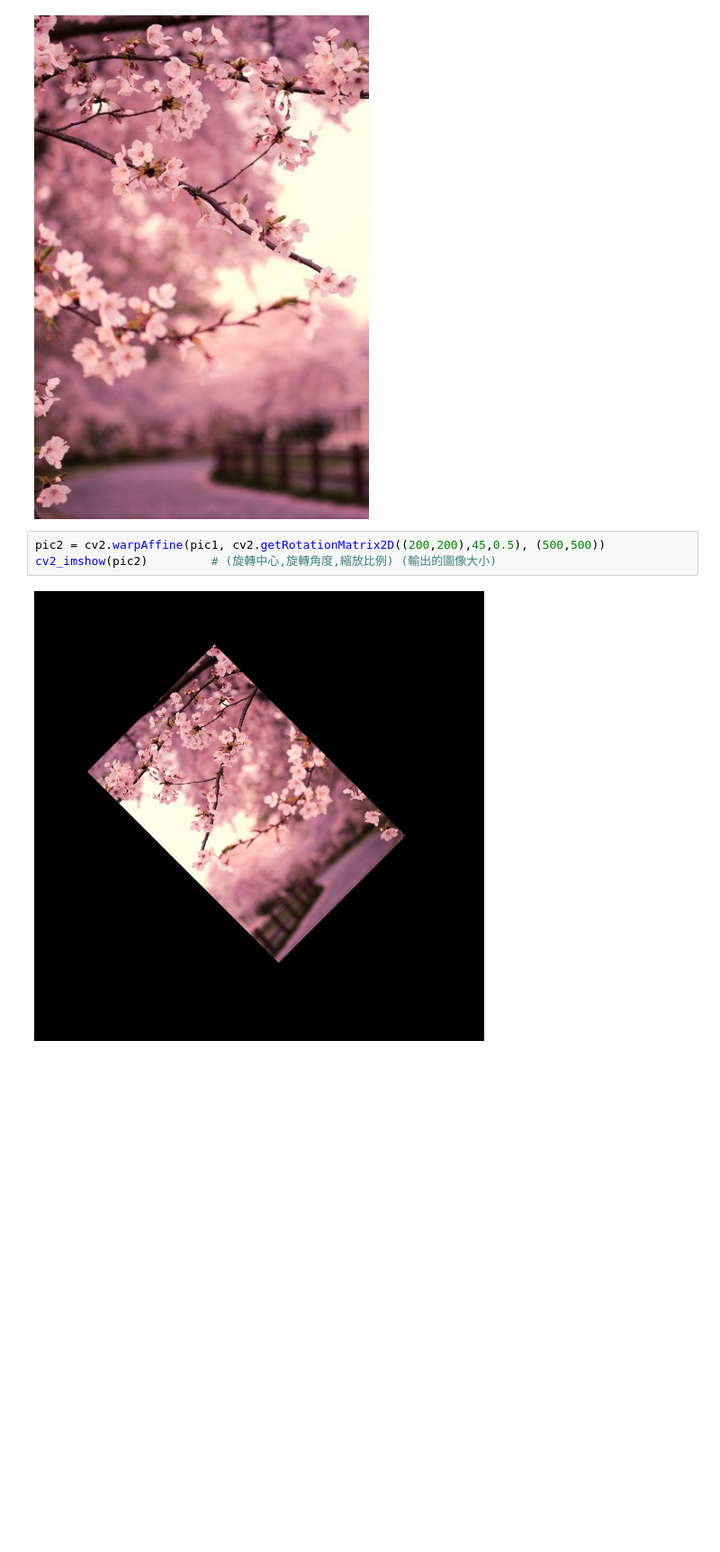
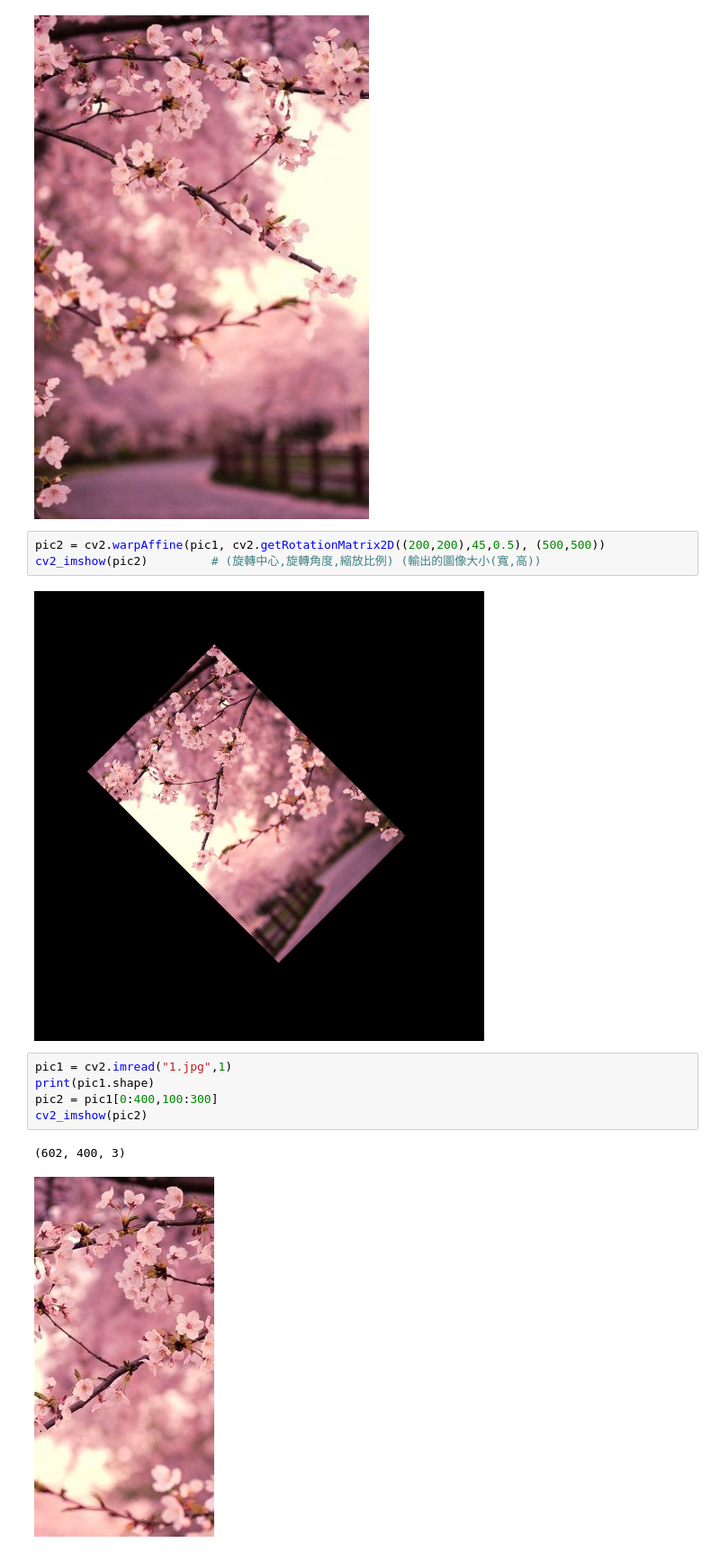
Before and after one commit to syuan0525/image_process, a Jupyter notebook: image_process2.ipynb, the cells around one changed output. Shown at 90% size. Cells and saved outputs as stored; diff of their text form; blank space fills up the shorter version.

```diff
--- a/image_process2.ipynb
+++ b/image_process2.ipynb
@@ -37,6 +37,14 @@ cv2_imshow(pic2)
 [figure]
 # %%
 pic2 = cv2.warpAffine(pic1, cv2.getRotationMatrix2D((200,200),45,0.5), (500,500))
-cv2_imshow(pic2)         # (旋轉中心,旋轉角度,縮放比例) (輸出的圖像大小)
+cv2_imshow(pic2)         # (旋轉中心,旋轉角度,縮放比例) (輸出的圖像大小(寬,高))
 # %% [output]
 [figure]
+# %%
+pic1 = cv2.imread("1.jpg",1)
+print(pic1.shape)
+pic2 = pic1[0:400,100:300]
+cv2_imshow(pic2)
+# %% [output]
+(602, 400, 3)
+[figure, added]
```
Also changed, not shown: parts of 3 cells of this notebook.
